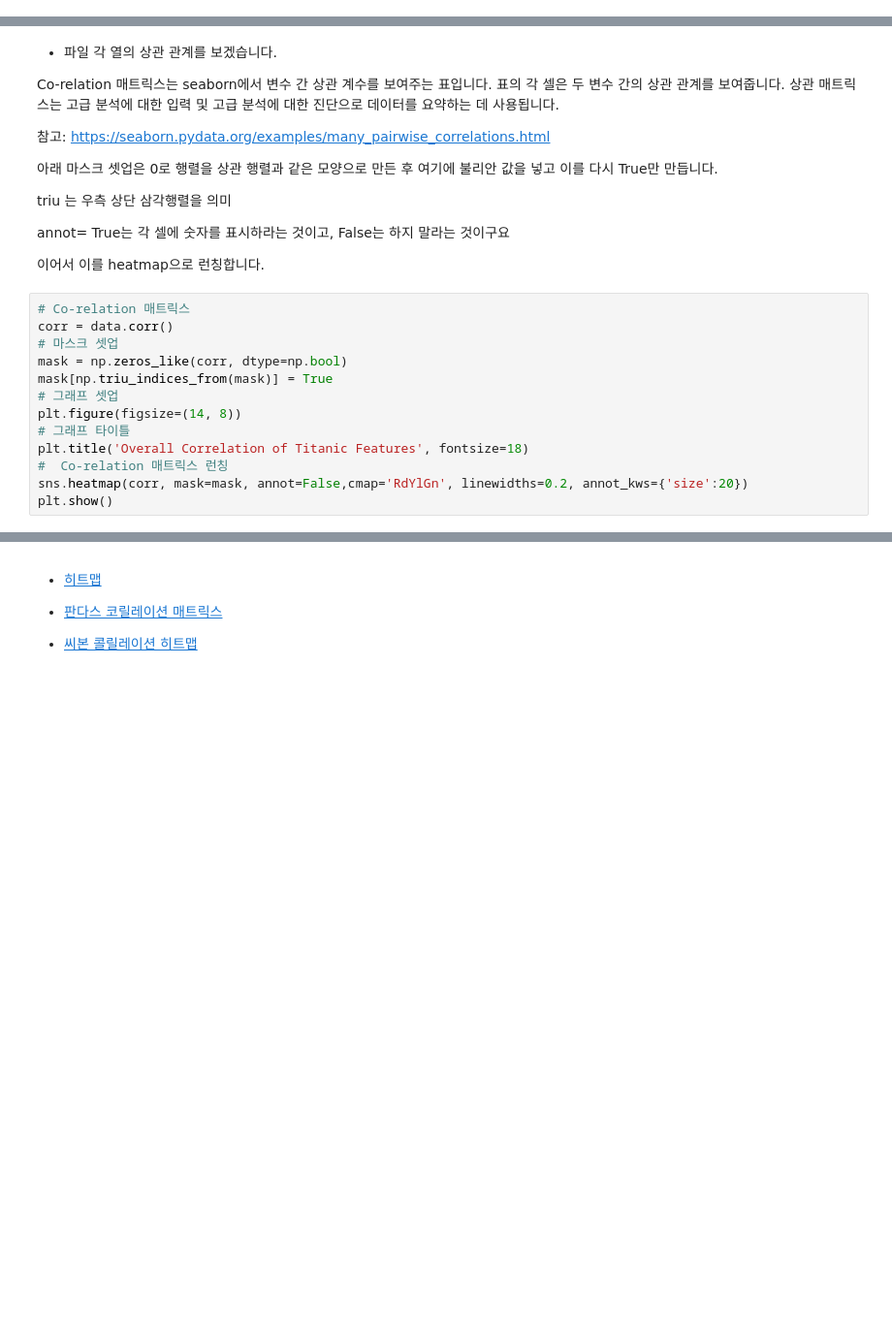
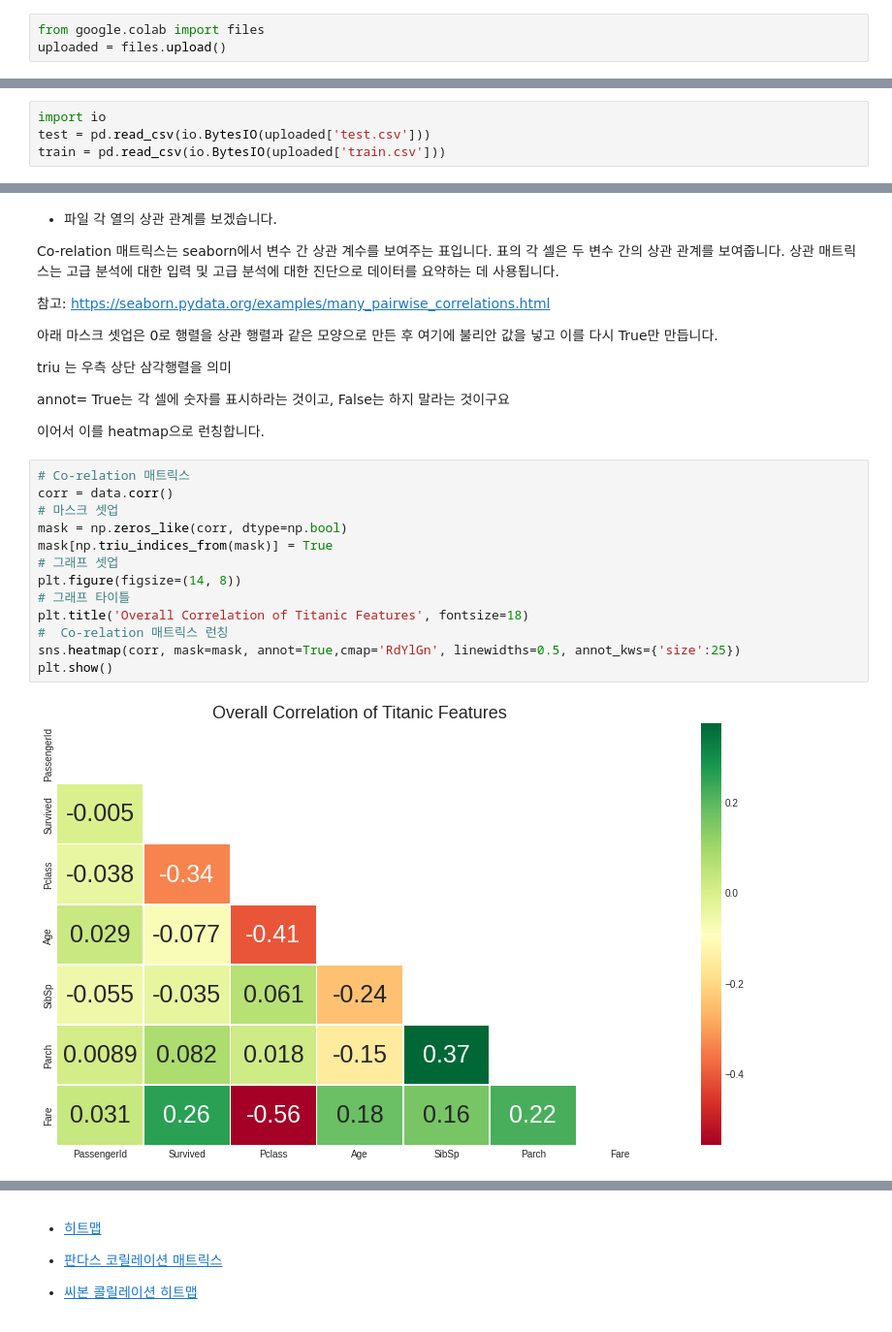
Before and after one commit to debug-log/kaggle_study, a Jupyter notebook: titanic_tutorial_for_beginners_2020.ipynb, the cells around one changed output, grey strips where cells are left out. Shown: that part at 97% size. Saved outputs shown, nothing was run; the diff lists cells and outputs as text; blank space fills up the shorter version.

Commit message:
Colaboratory를 통해 생성됨

```diff
--- a/titanic_tutorial_for_beginners_2020.ipynb
+++ b/titanic_tutorial_for_beginners_2020.ipynb
@@ -109,0 +112,3 @@ train = pd.read_csv('../input/titanic/train.csv')
+# %%
+from google.colab import files
+uploaded = files.upload()
@@ -110,3 +119,7 @@ train = pd.read_csv('../input/titanic/train.csv')
+# %%
+import io
+test = pd.read_csv(io.BytesIO(uploaded['test.csv']))
+train = pd.read_csv(io.BytesIO(uploaded['train.csv']))
 # %% [markdown]
 구글 콜랩에서 사용하실 때는 컴퓨터에 파일을 다운로드 한 후 아래 코드를 입력하면 불러올 수 있게 됩니다.
 
@@ -299,13 +430,15 @@ annot= True는 각 셀에 숫자를 표시하라는 것이고, False는 하지
 # %%
 # Co-relation 매트릭스
 corr = data.corr()
 # 마스크 셋업
 mask = np.zeros_like(corr, dtype=np.bool)
 mask[np.triu_indices_from(mask)] = True
 # 그래프 셋업
 plt.figure(figsize=(14, 8))
 # 그래프 타이틀
 plt.title('Overall Correlation of Titanic Features', fontsize=18)
 #  Co-relation 매트릭스 런칭
-sns.heatmap(corr, mask=mask, annot=False,cmap='RdYlGn', linewidths=0.2, annot_kws={'size':20})
+sns.heatmap(corr, mask=mask, annot=True,cmap='RdYlGn', linewidths=0.5, annot_kws={'size':25})
 plt.show()
+# %% [output]
+[figure, added]
```
Also changed, not shown: parts of 19 cells of this notebook.
